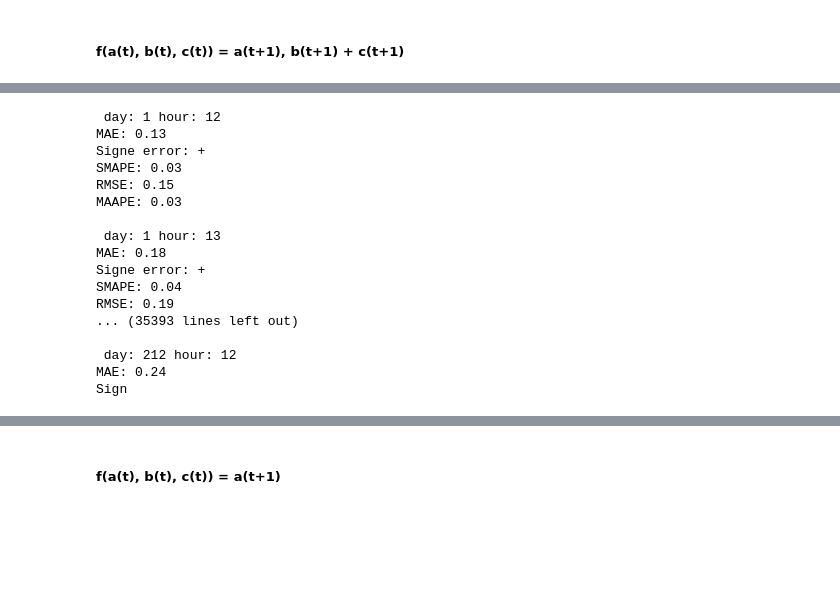
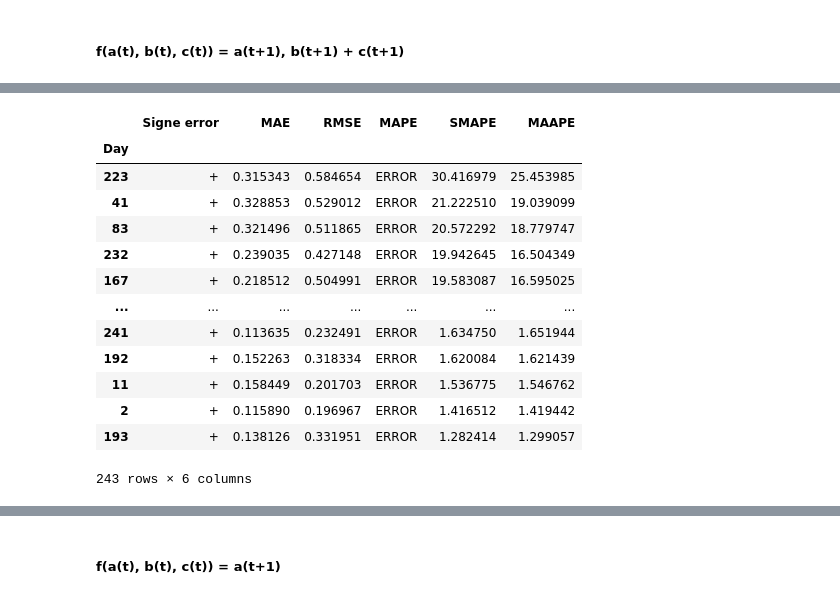
Before and after one commit to Desmoniak/Simple_Federated_Learning, a Jupyter notebook: NoteBooks/Bike/Multivariate/Centralized_Version/LSTM_forecasting_on_bike_availability_3_stations.ipynb, the cells around one changed output, grey strips where cells are left out. Drawn from its saved outputs; the diff is of its cells as text; code cells hidden in the pictures; blank space fills up the shorter version.

```diff
--- a/NoteBooks/Bike/Multivariate/Centralized_Version/LSTM_forecasting_on_bike_availability_3_stations.ipynb
+++ b/NoteBooks/Bike/Multivariate/Centralized_Version/LSTM_forecasting_on_bike_availability_3_stations.ipynb
@@ -352,6 +385,8 @@ def result_prediction_by_week(predictions, actuals):
 def result_prediction_by_day(predictions, actuals):
     indices_by_day = []
     EPSILON = 1e-5
+
+    data = []
     for i in range(1):
         grouped_data = test_data.groupby(pd.Grouper(freq='D'))
         for name , group in grouped_data:
@@ -362,24 +397,24 @@ def result_prediction_by_day(predictions, actuals):
             y_pred = predictions[indice-window_size,i]
             y_true = actuals[indice-window_size,i]
 
+            signe = "-" if np.mean(y_pred - y_true) < 0 else "+"
             mae = mean_absolute_error(y_true, y_pred)
-            #mpe = np.mean((y_true - y_pred)/y_true + EPSILON) * 100
-            mape = mean_absolute_percentage_error(y_true, y_pred)
-            signe = "-" if np.mean(y_pred - y_true) < 0 else "+"
-            smape = np.mean(2 * np.abs(y_pred - y_true) / (np.abs(y_true) + np.abs(y_pred)))
             rmse = np.sqrt(mean_squared_error(y_true, y_pred))
-            maape =  np.mean(np.arctan(np.abs((y_true - y_pred) / (y_true + EPSILON))))
+            mape = mean_absolute_percentage_error(y_true, y_pred)*100
+            if (mape > 1 or mape < 0):
+                mape = "ERROR"
+            smape = np.mean(2 * np.abs(y_pred - y_true) / (np.abs(y_true) + np.abs(y_pred)))*100
+            maape =  np.mean(np.arctan(np.abs((y_true - y_pred) / (y_true + EPSILON))))*100
 
-            # Add evaluation metrics to the plot
-            print(f'\n day {name}')
-            print(f'MAE: {mae:.2f}')
-            # if (mape < 1 and mape > 0):
-            #     print(f'MAPE: {mape:.2f}')
-            #print(f'MPE: {mpe:.2f}')
-            print(f'Signe error: {signe}')
-            print(f'SMAPE: {smape:.2f}')
-            print(f'RMSE: {rmse:.2f}')
-            print(f'MAAPE: {maape:.2f}')
+            # Ajouter une ligne au tableau avec le nom du mois et les metrics
+            data.append([name, signe, mae, rmse, mape, smape, maape])
+
+    # Créer un DataFrame avec les données du tableau et les noms des colonnes
+    df = pd.DataFrame(data, columns=['Day', 'Signe error', 'MAE', 'RMSE', 'MAPE', 'SMAPE', 'MAAPE'])
+    # Définir le mois comme index du DataFrame
+    df.set_index('Day', inplace=True)
+    # Retourner le DataFrame
+    return df
 # %% [markdown]
 ### Print Metrics for each hour
 # %%
@@ -592,20 +611,0 @@ MAAPE: 0.05
-# %%
-result_prediction_by_hour(predictions_n_to_n, actuals_n_to_n)
-# %% [output]
- day: 1 hour: 12
-MAE: 0.13
-Signe error: +
-SMAPE: 0.03
-RMSE: 0.15
-MAAPE: 0.03
-
- day: 1 hour: 13
-MAE: 0.18
-Signe error: +
-SMAPE: 0.04
-RMSE: 0.19
-... (35393 lines left out)
-
- day: 212 hour: 12
-MAE: 0.24
-Sign
@@ -613,0 +612,18 @@ Sign
+# %%
+results_day = result_prediction_by_day(predictions_n_to_n, actuals_n_to_n)
+results_day.sort_values(["SMAPE"], ascending=False)
+# %% [output]
+|  | Signe error | MAE | RMSE | MAPE | SMAPE | MAAPE |
+| Day |  |  |  |  |  |  |
+| 223 | + | 0.315343 | 0.584654 | ERROR | 30.416979 | 25.453985 |
+| 41 | + | 0.328853 | 0.529012 | ERROR | 21.222510 | 19.039099 |
+| 83 | + | 0.321496 | 0.511865 | ERROR | 20.572292 | 18.779747 |
+| 232 | + | 0.239035 | 0.427148 | ERROR | 19.942645 | 16.504349 |
+| 167 | + | 0.218512 | 0.504991 | ERROR | 19.583087 | 16.595025 |
+| ... | ... | ... | ... | ... | ... | ... |
+| 241 | + | 0.113635 | 0.232491 | ERROR | 1.634750 | 1.651944 |
+| 192 | + | 0.152263 | 0.318334 | ERROR | 1.620084 | 1.621439 |
+| 11 | + | 0.158449 | 0.201703 | ERROR | 1.536775 | 1.546762 |
+| 2 | + | 0.115890 | 0.196967 | ERROR | 1.416512 | 1.419442 |
+| 193 | + | 0.138126 | 0.331951 | ERROR | 1.282414 | 1.299057 |
+243 rows × 6 columns
```
Also changed, not shown: parts of 22 cells of this notebook.
